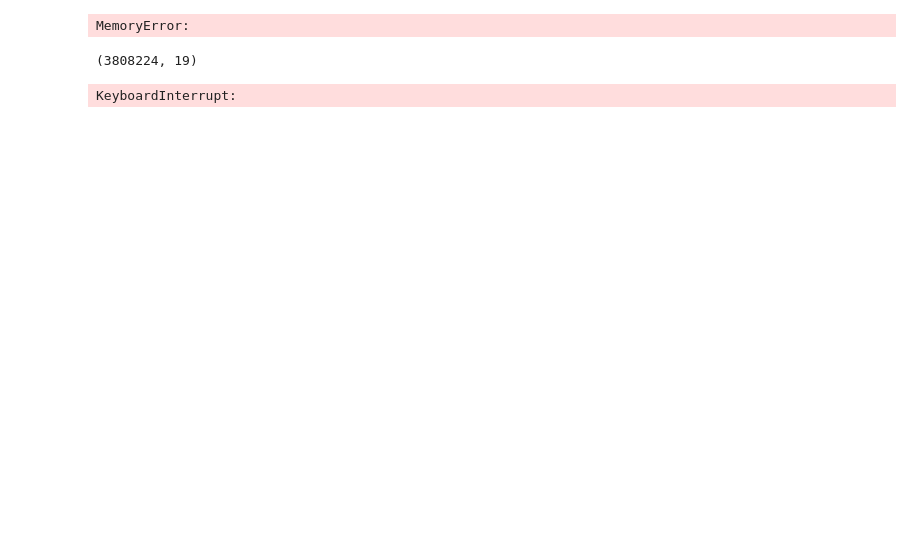
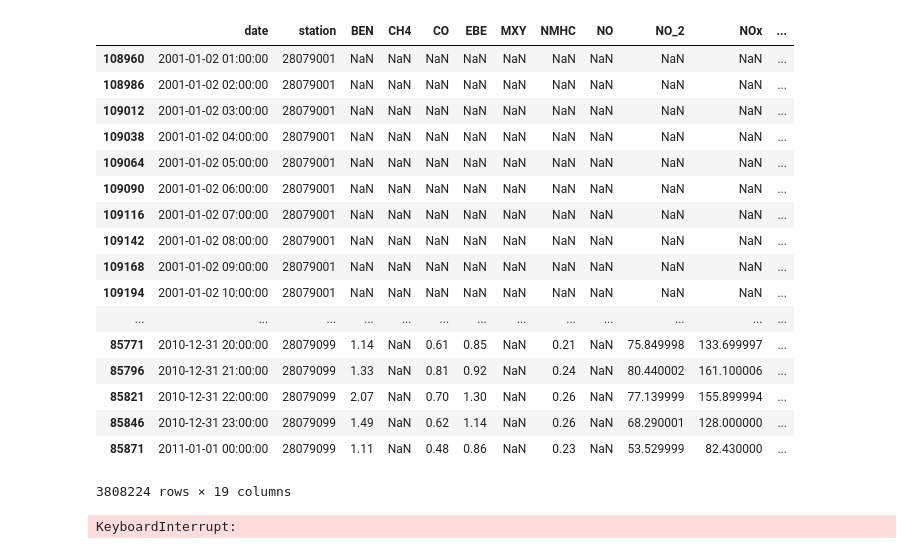
Before and after one commit to fserrey/data-analysis-pipeline, a Jupyter notebook: test_dataset.ipynb, the cells around one changed output. Cells and saved outputs as stored; diff of their text form; code cells hidden in the pictures; blank space fills up the shorter version.

```diff
--- a/test_dataset.ipynb
+++ b/test_dataset.ipynb
@@ -20,13 +20,30 @@ def putAlltogether(files_path, ext):   #ext must be a string of the extension ty
     frame = frame[cols]
     return frame.sort_values(['station', 'date'])
 # %%
-raw = putAlltogether('csvs_per_year', ".csv")
+data = putAlltogether('csvs_per_year', ".csv")
-# %% [output]
-MemoryError:
-# %%
-raw.shape
-# %% [output]
-(3808224, 19)
+# %%
+raw = data.copy()
+# %%
+display(raw)
+# %% [output]
+|  | date | station | BEN | CH4 | CO | EBE | MXY | NMHC | NO | NO_2 | NOx | ... |
+| 108960 | 2001-01-02 01:00:00 | 28079001 | NaN | NaN | NaN | NaN | NaN | NaN | NaN | NaN | NaN | ... |
+| 108986 | 2001-01-02 02:00:00 | 28079001 | NaN | NaN | NaN | NaN | NaN | NaN | NaN | NaN | NaN | ... |
+| 109012 | 2001-01-02 03:00:00 | 28079001 | NaN | NaN | NaN | NaN | NaN | NaN | NaN | NaN | NaN | ... |
+| 109038 | 2001-01-02 04:00:00 | 28079001 | NaN | NaN | NaN | NaN | NaN | NaN | NaN | NaN | NaN | ... |
+| 109064 | 2001-01-02 05:00:00 | 28079001 | NaN | NaN | NaN | NaN | NaN | NaN | NaN | NaN | NaN | ... |
+| 109090 | 2001-01-02 06:00:00 | 28079001 | NaN | NaN | NaN | NaN | NaN | NaN | NaN | NaN | NaN | ... |
+| 109116 | 2001-01-02 07:00:00 | 28079001 | NaN | NaN | NaN | NaN | NaN | NaN | NaN | NaN | NaN | ... |
+| 109142 | 2001-01-02 08:00:00 | 28079001 | NaN | NaN | NaN | NaN | NaN | NaN | NaN | NaN | NaN | ... |
+| 109168 | 2001-01-02 09:00:00 | 28079001 | NaN | NaN | NaN | NaN | NaN | NaN | NaN | NaN | NaN | ... |
+| 109194 | 2001-01-02 10:00:00 | 28079001 | NaN | NaN | NaN | NaN | NaN | NaN | NaN | NaN | NaN | ... |
+| ... | ... | ... | ... | ... | ... | ... | ... | ... | ... | ... | ... | ... |
+| 85771 | 2010-12-31 20:00:00 | 28079099 | 1.14 | NaN | 0.61 | 0.85 | NaN | 0.21 | NaN | 75.849998 | 133.699997 | ... |
+| 85796 | 2010-12-31 21:00:00 | 28079099 | 1.33 | NaN | 0.81 | 0.92 | NaN | 0.24 | NaN | 80.440002 | 161.100006 | ... |
+| 85821 | 2010-12-31 22:00:00 | 28079099 | 2.07 | NaN | 0.70 | 1.30 | NaN | 0.26 | NaN | 77.139999 | 155.899994 | ... |
+| 85846 | 2010-12-31 23:00:00 | 28079099 | 1.49 | NaN | 0.62 | 1.14 | NaN | 0.26 | NaN | 68.290001 | 128.000000 | ... |
+| 85871 | 2011-01-01 00:00:00 | 28079099 | 1.11 | NaN | 0.48 | 0.86 | NaN | 0.23 | NaN | 53.529999 | 82.430000 | ... |
+3808224 rows × 19 columns
 # %%
 raw.transpose().describe()
 # %% [output]
```
Also changed, not shown: parts of 9 cells of this notebook, 5 other files.
